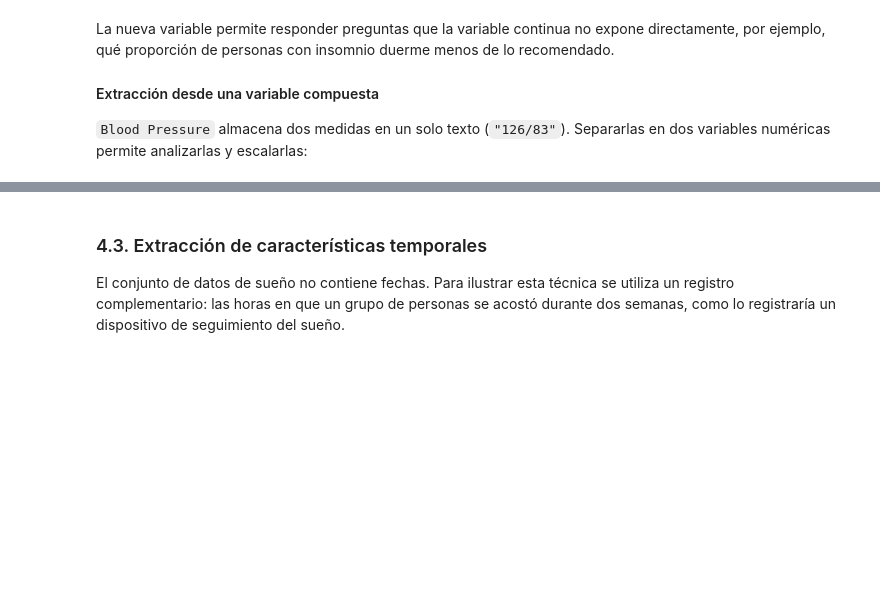
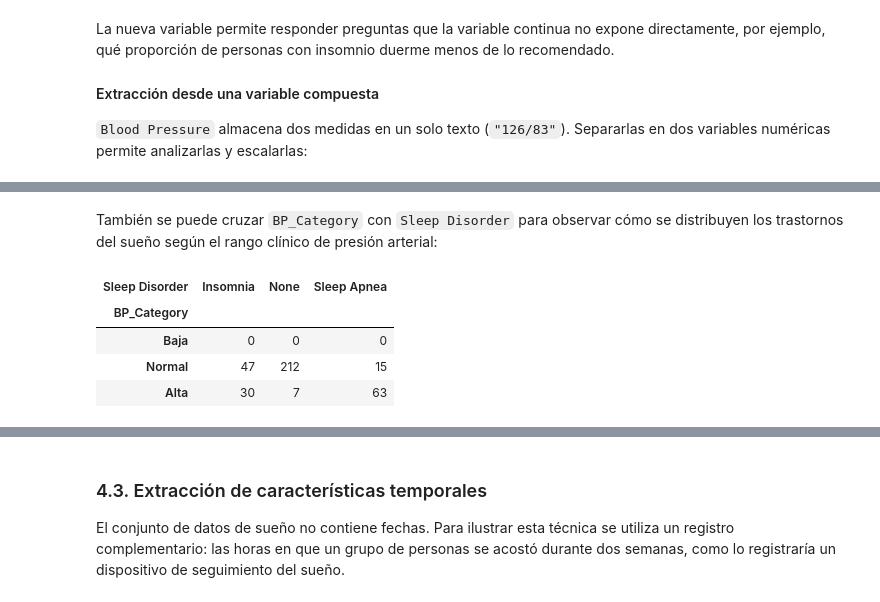
Before and after one commit to JoacoBRM/ciencia-de-datos, a Jupyter notebook: NOTEBOOKS/RDA2_Preparacion_Escalamiento_Caracteristicas.ipynb, the cells around one changed output, grey strips where cells are left out. Cells and saved outputs as stored; diff of their text form; code cells hidden in the pictures; blank space fills up the shorter version.

```diff
--- a/NOTEBOOKS/RDA2_Preparacion_Escalamiento_Caracteristicas.ipynb
+++ b/NOTEBOOKS/RDA2_Preparacion_Escalamiento_Caracteristicas.ipynb
@@ -548,0 +893,10 @@ df[["Blood Pressure", "Systolic_BP", "Diastolic_BP"]].head()
+# %% [markdown]
+También se puede cruzar `BP_Category` con `Sleep Disorder` para observar cómo se distribuyen los trastornos del sueño según el rango clínico de presión arterial:
+# %%
+pd.crosstab(df["BP_Category"], df["Sleep Disorder"], dropna=False)
+# %% [output]
+| Sleep Disorder | Insomnia | None | Sleep Apnea |
+| BP_Category |  |  |  |
+| Baja | 0 | 0 | 0 |
+| Normal | 47 | 212 | 15 |
+| Alta | 30 | 7 | 63 |
```
Also changed, not shown: parts of 49 cells of this notebook.
